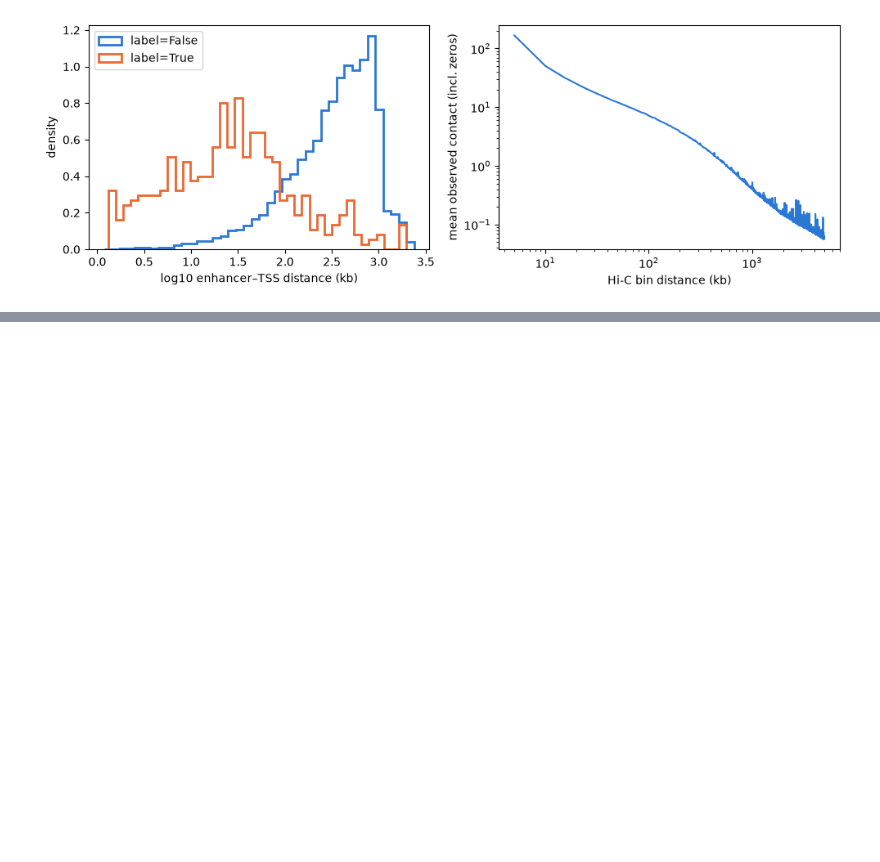
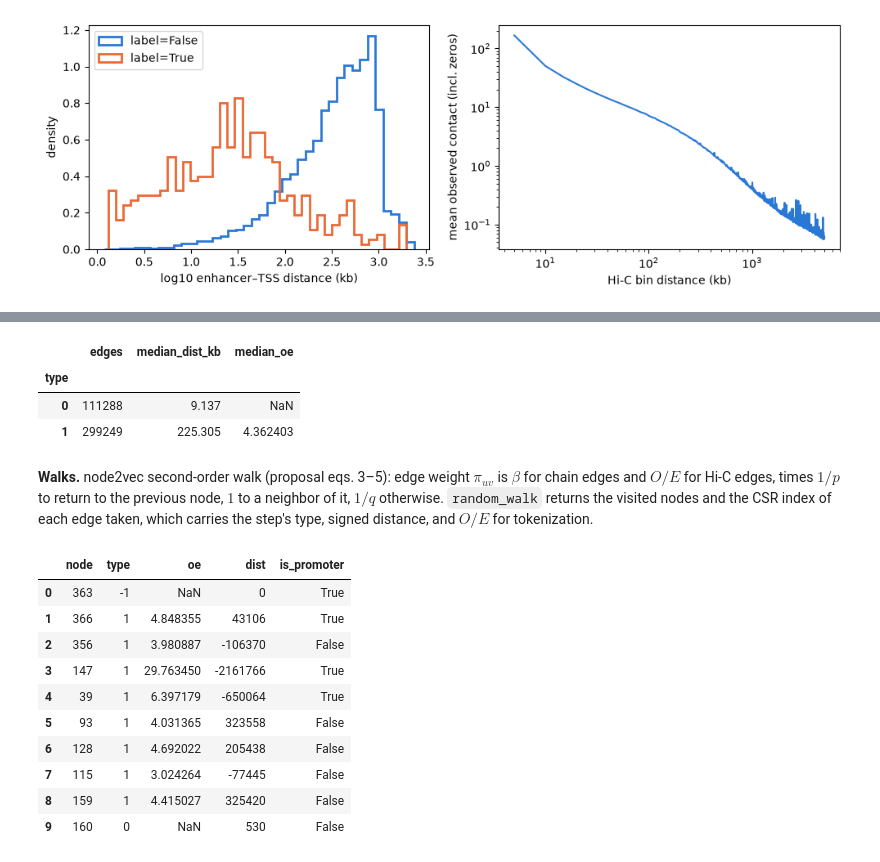
Before and after one commit to lemoncarrot/enhancer_gene_prediction, a Jupyter notebook: main.ipynb, the cells around one changed output, grey strips where cells are left out. Saved outputs shown, nothing was run; the diff lists cells and outputs as text; code cells hidden in the pictures; blank space fills up the shorter version.

```diff
--- a/main.ipynb
+++ b/main.ipynb
@@ -171,0 +175,65 @@ plt.tight_layout()
+# %%
+TAU, MIN_OBS, OE_CAP = 3.0, 5.0, 100.0   # Hi-C edge filter; O/E capped so one outlier edge can't absorb every walk
+nodes, crispr, hic = pd.read_parquet(PROC / "nodes.parquet"), pd.read_parquet(PROC / "crispr.parquet"), pd.read_parquet(PROC / "hic")
+nb = nodes[["chrom", "node_id"]].assign(bin=nodes.center // RES * RES)
+
+chain = nodes.chrom.values[1:] == nodes.chrom.values[:-1]
+lin = pd.DataFrame({"u": nodes.node_id.values[:-1][chain], "v": nodes.node_id.values[1:][chain], "type": 0, "oe": np.nan})
+h = hic[(hic.bin2 > hic.bin1) & (hic.oe >= TAU) & (hic.observed >= MIN_OBS)]
+h = h.merge(nb.rename(columns={"bin": "bin1", "node_id": "u"})).merge(nb.rename(columns={"bin": "bin2", "node_id": "v"}))
+h = h[h.v - h.u > 1]   # v = u + 1 is already a chain edge
+edges = pd.concat([lin, pd.DataFrame({"u": h.u, "v": h.v, "type": 1, "oe": h.oe.clip(upper=OE_CAP)})], ignore_index=True)
+edges["dist"] = nodes.center.values[edges.v] - nodes.center.values[edges.u]
+edges.to_parquet(PROC / "edges.parquet")
+edges.groupby("type").agg(edges=("u", "size"), median_dist_kb=("dist", lambda d: d.median() / 1e3), median_oe=("oe", "median"))
+# %% [output]
+|  | edges | median_dist_kb | median_oe |
+| type |  |  |  |
+| 0 | 111288 | 9.137 | NaN |
+| 1 | 299249 | 225.305 | 4.362403 |
+# %% [markdown]
+**Walks.** node2vec second-order walk (proposal eqs. 3–5): edge weight $\pi_{uv}$ is $\beta$ for chain edges and $O/E$ for Hi-C edges, times $1/p$ to return to the previous node, $1$ to a neighbor of it, $1/q$ otherwise. `random_walk` returns the visited nodes and the CSR index of each edge taken, which carries the step's type, signed distance, and $O/E$ for tokenization.
+# %%
+class Graph:
+    # CSR adjacency: each undirected edge stored in both directions, neighbors sorted within each node.
+    def __init__(self, edges, nodes):
+        src, dst = np.r_[edges.u, edges.v], np.r_[edges.v, edges.u]
+        order = np.lexsort((dst, src))
+        self.indptr = np.r_[0, np.cumsum(np.bincount(src, minlength=len(nodes)))]
+        self.nbr, self.type, self.oe = dst[order], np.r_[edges.type, edges.type][order], np.r_[edges.oe, edges.oe][order]
+        self.center, self.is_promoter = nodes.center.values, nodes.is_promoter.values
+
+    def steps(self, walk, eidx):   # per-step token features; step 0 is the anchor
+        return pd.DataFrame({"node": walk, "type": np.r_[-1, self.type[eidx]], "oe": np.r_[np.nan, self.oe[eidx]],
+                             "dist": np.r_[0, np.diff(self.center[walk])], "is_promoter": self.is_promoter[walk]})
+
+def random_walk(g, start, L=64, p=4.0, q=1.0, beta=5.0, rng=None):
+    rng = rng or np.random.default_rng()
+    walk, eidx = [start], []
+    for t in range(L):
+        u = walk[-1]; lo, hi = g.indptr[u], g.indptr[u + 1]
+        w = np.where(g.type[lo:hi] == 0, beta, g.oe[lo:hi])
+        if t > 0:   # second-order bias relative to the previous node s
+            s = walk[-2]; nbr = g.nbr[lo:hi]
+            w = w * np.where(nbr == s, 1 / p, np.where(np.isin(nbr, g.nbr[g.indptr[s]:g.indptr[s + 1]]), 1.0, 1 / q))
+        cw = np.cumsum(w)
+        e = lo + np.searchsorted(cw, rng.random() * cw[-1], side="right")
+        walk.append(g.nbr[e]); eidx.append(e)
+    return np.array(walk), np.array(eidx)
+
+g = Graph(edges, nodes)
+anchor = crispr.gene_node[crispr.label].iloc[0]   # a gene with a known enhancer
+walk, eidx = random_walk(g, anchor, rng=np.random.default_rng(0))
+g.steps(walk, eidx).head(10)
+# %% [output]
+|  | node | type | oe | dist | is_promoter |
+| 0 | 363 | -1 | NaN | 0 | True |
+| 1 | 366 | 1 | 4.848355 | 43106 | True |
+| 2 | 356 | 1 | 3.980887 | -106370 | False |
+| 3 | 147 | 1 | 29.763450 | -2161766 | True |
+| 4 | 39 | 1 | 6.397179 | -650064 | True |
+| 5 | 93 | 1 | 4.031365 | 323558 | False |
+| 6 | 128 | 1 | 4.692022 | 205438 | False |
+| 7 | 115 | 1 | 3.024264 | -77445 | False |
+| 8 | 159 | 1 | 4.415027 | 325420 | False |
+| 9 | 160 | 0 | NaN | 530 | False |
```
Also changed, not shown: parts of 12 cells of this notebook, 2 other files.
